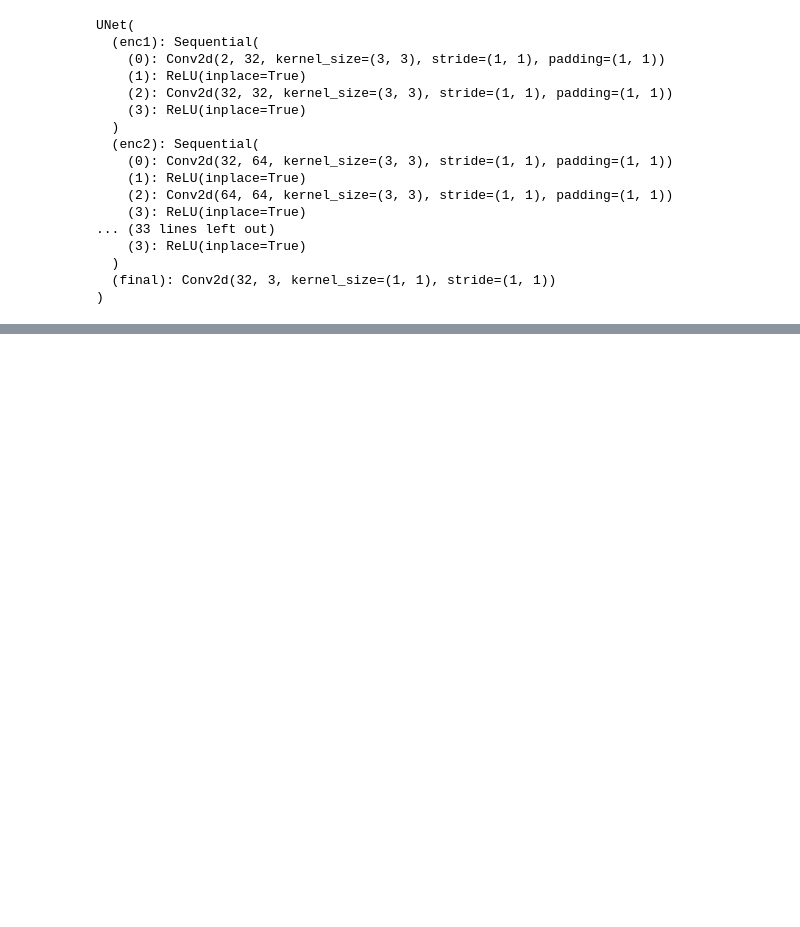
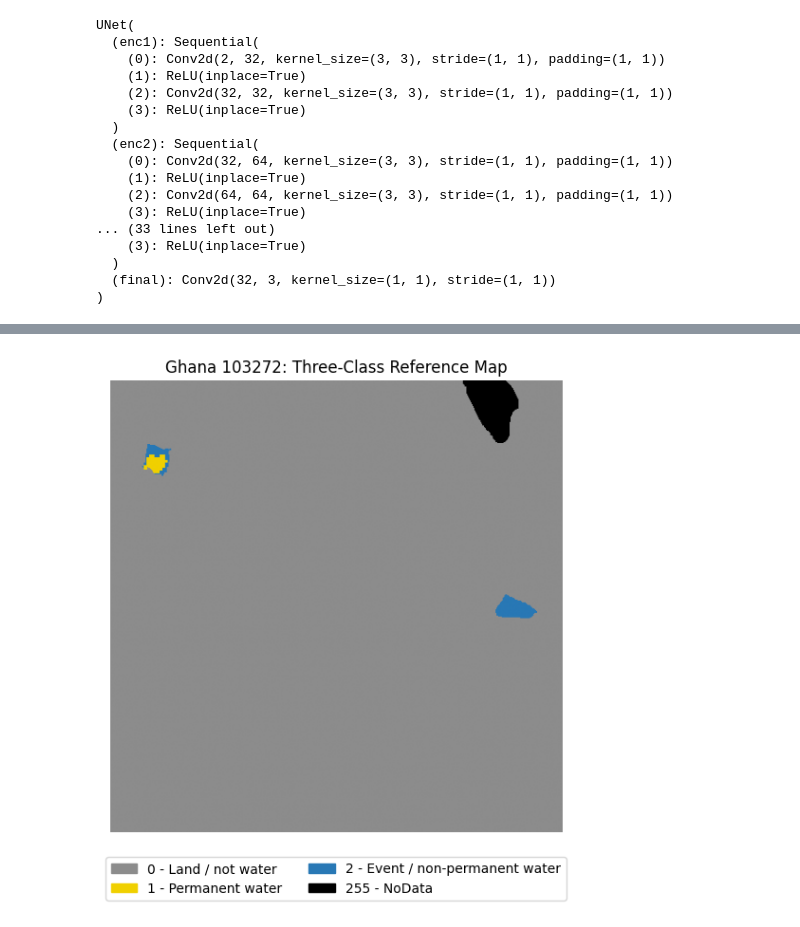
Before and after one commit to srihasagnana/GeoMind-AI, a Jupyter notebook: major_project.ipynb, the cells around one changed output, grey strips where cells are left out. Drawn from its saved outputs; the diff is of its cells as text; code cells hidden in the pictures; blank space fills up the shorter version.

```diff
--- a/major_project.ipynb
+++ b/major_project.ipynb
@@ -2238,0 +2948,20 @@ UNet(
+# %%
+from pathlib import Path
+import rasterio
+import numpy as np
+
+jrc_dir = (
+    dataset_dir / "data" / "flood_events" /
+    "HandLabeled" / "JRCWaterHand"
+)
+
+jrc_files = list(jrc_dir.rglob("*Ghana*103272*"))
+
+print("Matching JRC files:", len(jrc_files))
+
+for f in jrc_files:
+    print(f)
+    with rasterio.open(f) as src:
+        arr = src.read(1)
+        print("Shape:", arr.shape)
+        print("Values and counts:", np.unique(arr, return_counts=True))
@@ -2238,0 +3004,31 @@ UNet(
+# %%
+import matplotlib.pyplot as plt
+from matplotlib.colors import ListedColormap
+from matplotlib.patches import Patch
+import numpy as np
+
+display_map = three_class.astype(float)
+display_map[three_class == 255] = np.nan
+
+cmap = ListedColormap(["#8c8c8c", "#f0d000", "#2878b5"])
+cmap.set_bad("black")
+
+plt.figure(figsize=(7, 6))
+plt.imshow(display_map, cmap=cmap, vmin=0, vmax=2)
+plt.title("Ghana 103272: Three-Class Reference Map")
+plt.axis("off")
+plt.legend(
+    handles=[
+        Patch(color="#8c8c8c", label="0 - Land / not water"),
+        Patch(color="#f0d000", label="1 - Permanent water"),
+        Patch(color="#2878b5", label="2 - Event / non-permanent water"),
+        Patch(color="black", label="255 - NoData"),
+    ],
+    loc="upper center",
+    bbox_to_anchor=(0.5, -0.04),
+    ncol=2
+)
+plt.tight_layout()
+plt.show()
+# %% [output]
+[figure, added]
```
Also changed, not shown: parts of 127 cells of this notebook, 7 other files.
